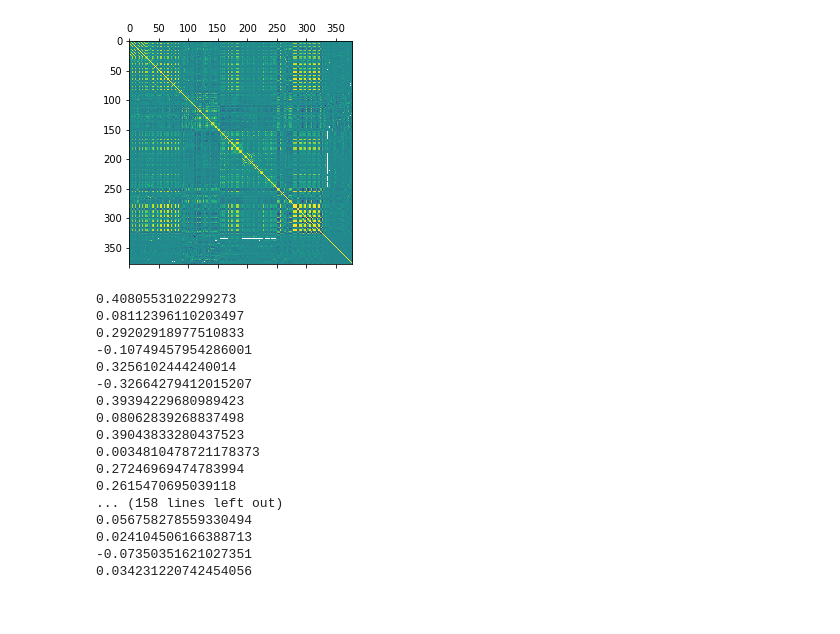
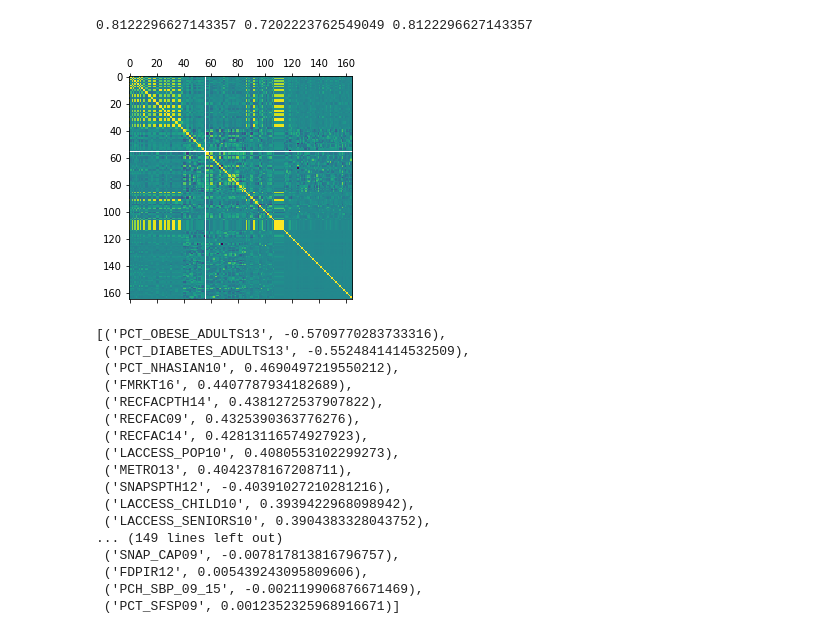
Before and after one commit to PreethiVijai/ML-project, a Jupyter notebook: regression.ipynb, the cells around one changed output. Cells and saved outputs as stored; diff of their text form; code cells hidden in the pictures.

```diff
--- a/regression.ipynb
+++ b/regression.ipynb
@@ -10,9 +10,12 @@ import data
 full_food = pd.concat([pd.DataFrame(x) for x in data.food.values()], axis=1)
 full_food = full_food.loc[:,~full_food.columns.duplicated()]
 
+# For now just don't include the education data at all.
+full_df = full_food
+
 # combine food and education dataframes, removing state and county from education
-education = pd.DataFrame(data.education).drop(['State', 'Area name'], axis=1)
-full_df = full_food.merge(education, left_index=True, right_index=True)
+# education = pd.DataFrame(data.education).drop(['State', 'Area name'], axis=1)
+# full_df = full_food.merge(education, left_index=True, right_index=True)
 
 # normalize any column that isn't already boolean
 bool_cols = [col for col in full_df
@@ -34,7 +37,12 @@ full_df = full_df.dropna(axis=1)
 # %%
 from sklearn.ensemble import GradientBoostingRegressor, AdaBoostRegressor, RandomForestRegressor
 from sklearn.metrics import r2_score
+from sklearn.preprocessing import minmax_scale
 from random import sample
+
+
+X = full_df.values
+y = minmax_scale(data.education["Percent of adults with a bachelor's degree or higher, 2014-18"].values)
 
 # split into 80 / 20 training / testing
 train_idx = sample(range(len(y)), int(0.8*len(y)))
@@ -59,32 +67,34 @@ rfr_pred_y = gbr.predict(test_X)
 rfr_score = r2_score(test_y, rfr_pred_y)
 
 print(gbr_score, abr_score, rfr_score)
+# %% [output]
+0.8122296627143357 0.7202223762549049 0.8122296627143357
 # %%
 import matplotlib.pyplot as plt
 
 # visualize correlation between predictors
 plt.matshow(full_df.corr())
 plt.show()
 
 # list correlation between each predictor and the outcome
-for i, column in enumerate(X.T):
-    print(np.corrcoef(column, y)[0, 1])
+correlations = [(column, np.corrcoef(full_df[column].values, y)[0, 1]) for column in full_df.columns]
+sorted(correlations, key=lambda t: abs(t[1]), reverse=True)
 # %% [output]
-[figure, old version]
+[figure, new version]
-0.4080553102299273
-0.08112396110203497
-0.29202918977510833
--0.10749457954286001
-0.3256102444240014
--0.32664279412015207
-0.39394229680989423
-0.08062839268837498
-0.39043833280437523
-0.0034810478721178373
-0.27246969474783994
-0.2615470695039118
-... (158 lines left out)
-0.056758278559330494
-0.024104506166388713
--0.07350351621027351
-0.034231220742454056
+[('PCT_OBESE_ADULTS13', -0.5709770283733316),
+ ('PCT_DIABETES_ADULTS13', -0.5524841414532509),
+ ('PCT_NHASIAN10', 0.4690497219550212),
+ ('FMRKT16', 0.4407787934182689),
+ ('RECFACPTH14', 0.4381272537907822),
+ ('RECFAC09', 0.4325390363776276),
+ ('RECFAC14', 0.42813116574927923),
+ ('LACCESS_POP10', 0.4080553102299273),
+ ('METRO13', 0.4042378167208711),
+ ('SNAPSPTH12', -0.40391027210281216),
+ ('LACCESS_CHILD10', 0.3939422968098942),
+ ('LACCESS_SENIORS10', 0.3904383328043752),
+... (149 lines left out)
+ ('SNAP_CAP09', -0.007817813816796757),
+ ('FDPIR12', 0.005439243095809606),
+ ('PCH_SBP_09_15', -0.002119906876671469),
+ ('PCT_SFSP09', 0.0012352325968916671)]
```
